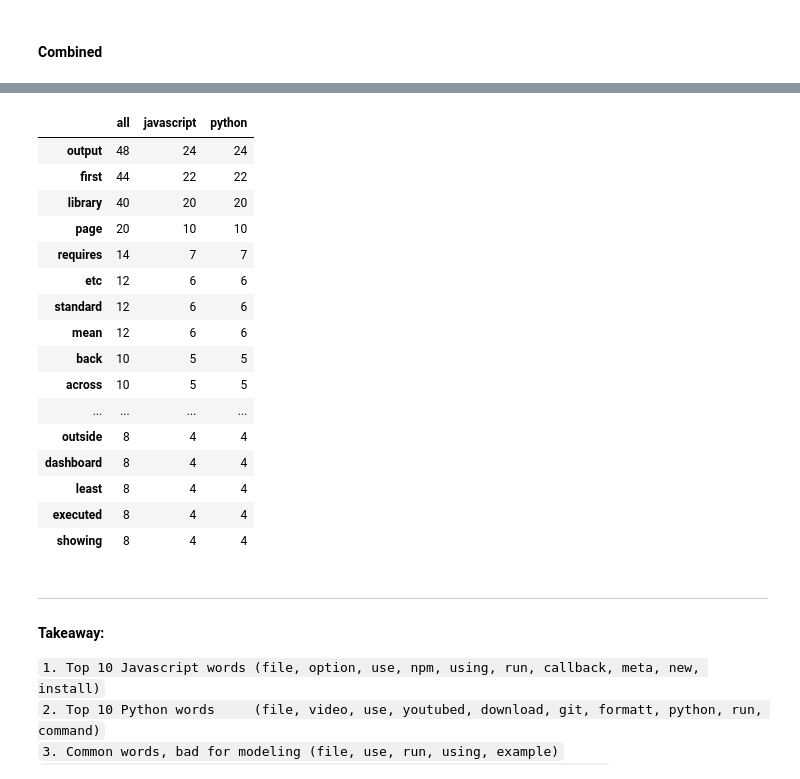
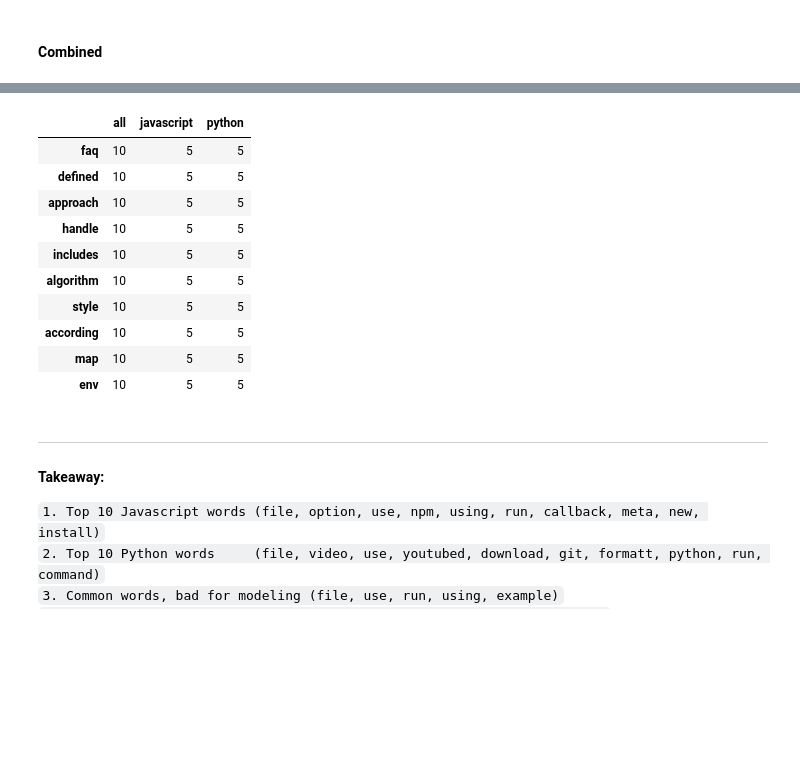
Before and after one commit to AC-Readme/nlp_project, a Jupyter notebook: corey_scratch.ipynb, the cells around one changed output, grey strips where cells are left out. Saved outputs shown, nothing was run; the diff lists cells and outputs as text; code cells hidden in the pictures; blank space fills up the shorter version.

```diff
--- a/corey_scratch.ipynb
+++ b/corey_scratch.ipynb
@@ -259,24 +259,18 @@ word_counts[word_counts.javascript == 0].sort_values(by='python', ascending=Fals
 # %%
 # These might be words to excude to make modeling easier
-word_counts[word_counts.javascript == word_counts.python].sort_values(by='python', ascending=False).head(20)
+word_counts[word_counts.javascript == word_counts.python].sort_values(by='python', ascending=False).head(10)
 # %% [output]
 |  | all | javascript | python |
-| output | 48 | 24 | 24 |
-| first | 44 | 22 | 22 |
-| library | 40 | 20 | 20 |
-| page | 20 | 10 | 10 |
-| requires | 14 | 7 | 7 |
-| etc | 12 | 6 | 6 |
-| standard | 12 | 6 | 6 |
-| mean | 12 | 6 | 6 |
-| back | 10 | 5 | 5 |
-| across | 10 | 5 | 5 |
-| ... | ... | ... | ... |
-| outside | 8 | 4 | 4 |
-| dashboard | 8 | 4 | 4 |
-| least | 8 | 4 | 4 |
-| executed | 8 | 4 | 4 |
-| showing | 8 | 4 | 4 |
+| faq | 10 | 5 | 5 |
+| defined | 10 | 5 | 5 |
+| approach | 10 | 5 | 5 |
+| handle | 10 | 5 | 5 |
+| includes | 10 | 5 | 5 |
+| algorithm | 10 | 5 | 5 |
+| style | 10 | 5 | 5 |
+| according | 10 | 5 | 5 |
+| map | 10 | 5 | 5 |
+| env | 10 | 5 | 5 |
 # %% [markdown]
 ****
 #### Takeaway:
```
Also changed, not shown: parts of 48 cells of this notebook.
